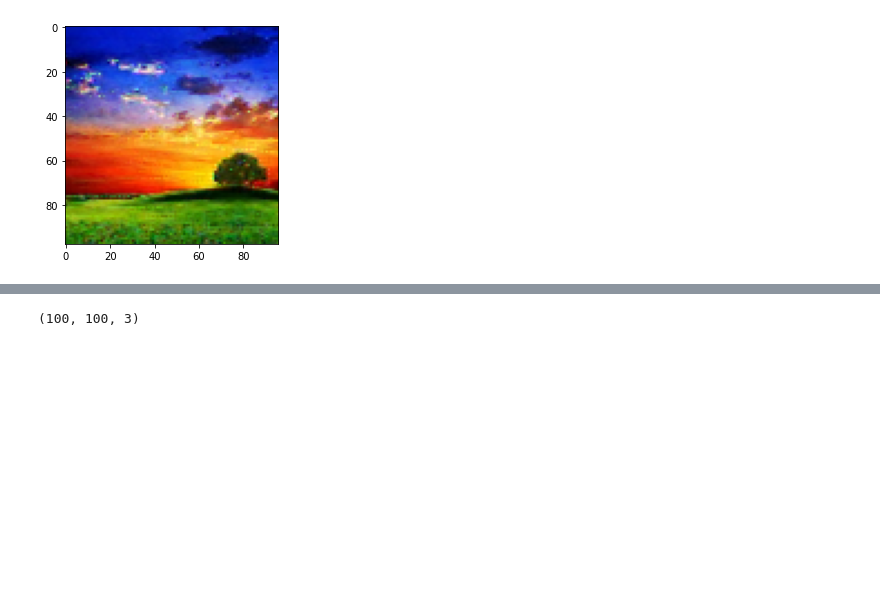
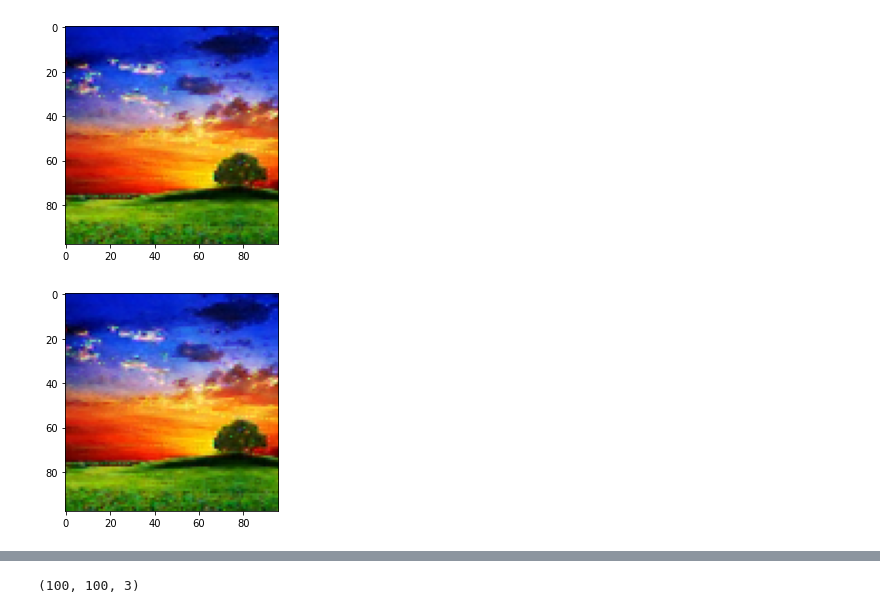
Before and after one commit to narendiran1996/BayerReconstruction, a Jupyter notebook: BayerReconstruction.ipynb, the cells around one changed output, grey strips where cells are left out. Saved outputs shown, nothing was run; the diff lists cells and outputs as text; code cells hidden in the pictures; blank space fills up the shorter version.

```diff
--- a/BayerReconstruction.ipynb
+++ b/BayerReconstruction.ipynb
@@ -198,16 +200,23 @@ bayerImg.shape[1]-2
 # %%
 reconstructedImage = np.zeros((bayerImg.shape[0]-2, bayerImg.shape[1]-4, 3))
 
+compV = []
+# for i in range(2, 3):
 for i in range(1, bayerImg.shape[0]-1):
+    # for j in range(96,97):
     for j in range(2, bayerImg.shape[1]-2):
         Regs3x5 = get3x5(bayerImg, i, j)
+        # print(i, j, Regs3x5)
         EdgeVals = getDH_DV_TD(Regs3x5)
-        Gout = GInterpolator_logic(Regs3x5, EdgeVals)
+        # print(i, j, EdgeVals)
+        Gout = GInterpolator_eq(Regs3x5, EdgeVals)
         # GoutE = GInterpolator_eq(Regs3x5, EdgeVals)
 
-        RBfromM1 = RB_inpAtBR_logic_M1(Regs3x5, EdgeVals, Gout)
-        RBfromM2 = RB_InpAtG_M2_logic(Regs3x5)
-        RBfromM3 = RB_InpAtG_M3_logic(Regs3x5)
+        # print(i, j)
+        RBfromM1 = RB_inpAtBR_eq_M1(Regs3x5, EdgeVals, Gout)
+        RBfromM2 = RB_InpAtG_M2_eq(Regs3x5)
+        RBfromM3 = RB_InpAtG_M3_eq(Regs3x5)
+        compV.append(RBfromM3)
 
         if (i%2 == 0) and (j%2 == 0):# Blue Color -- Even i's and even j's
             Rfinal = RBfromM1
@@ -242,0 +263,25 @@ plt.imsave('ReconstructionImageWithoutPadding.png', imgSH)
+# %%
+def openProcess(filename):
+    with open(filename, 'r') as f:
+        Rs = [int(line.strip()) for line in f]
+        Rs = np.array(Rs).reshape(reconstructedImage.shape[0],reconstructedImage.shape[1])
+        f.close()
+    return Rs
+R = openProcess('OutputFiles/Rout.tx')
+G = openProcess('OutputFiles/Gout.tx')
+B = openProcess('OutputFiles/Bout.tx')
+
+outputImageFromVivado = np.zeros(reconstructedImage.shape)
+outputImageFromVivado[:,:,0] = R
+outputImageFromVivado[:,:,1] = G
+outputImageFromVivado[:,:,2] = B
+
+imgSH = outputImageFromVivado.copy()
+imgSH[imgSH<0] = 0
+imgSH[imgSH>255] = 255
+imgSH = imgSH.astype(np.uint8)
+plt.imshow(imgSH)
+plt.show()
+plt.show()
+# %% [output]
+[figure, added]
```
Also changed, not shown: parts of 6 cells of this notebook, 1 other file.
